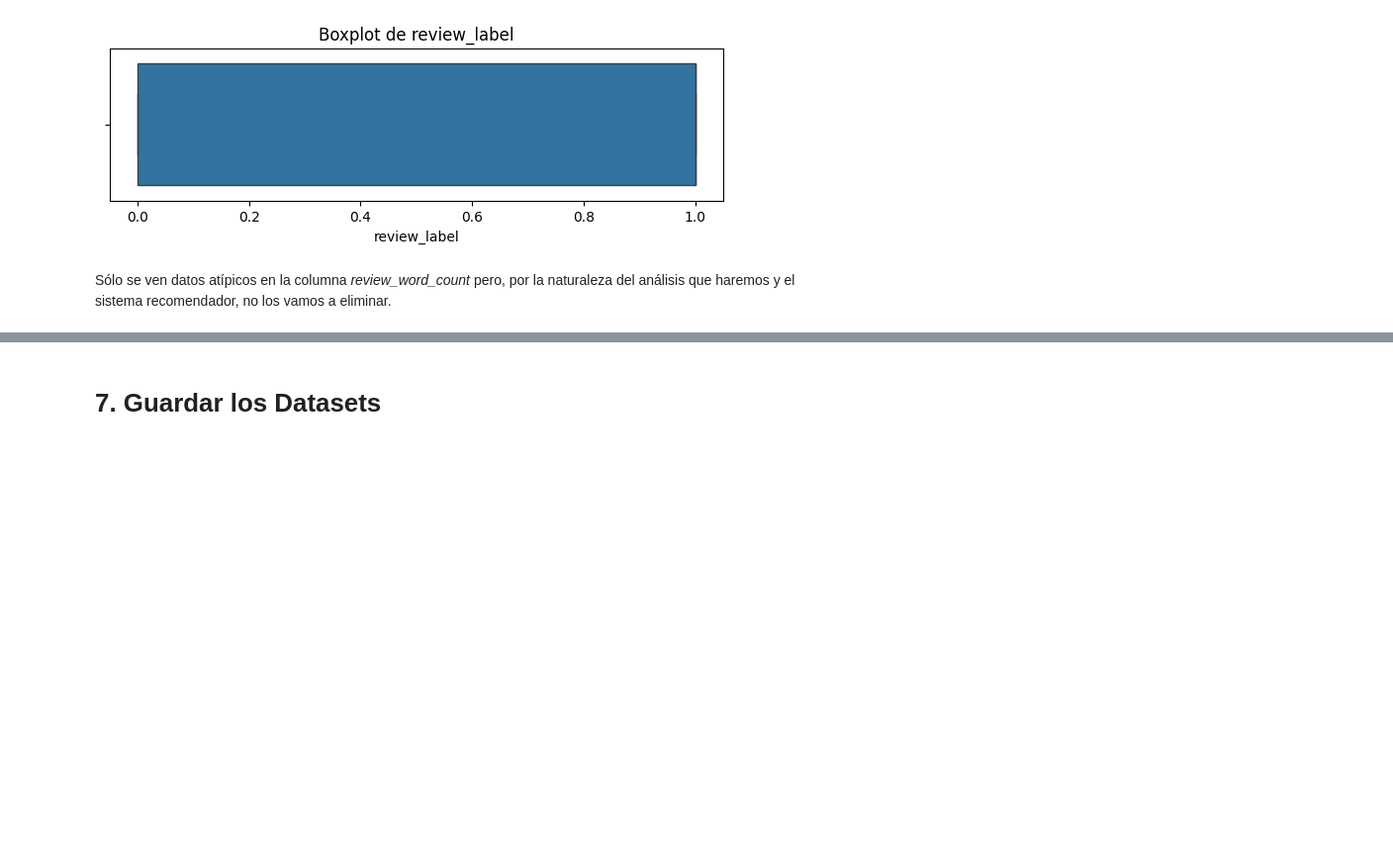
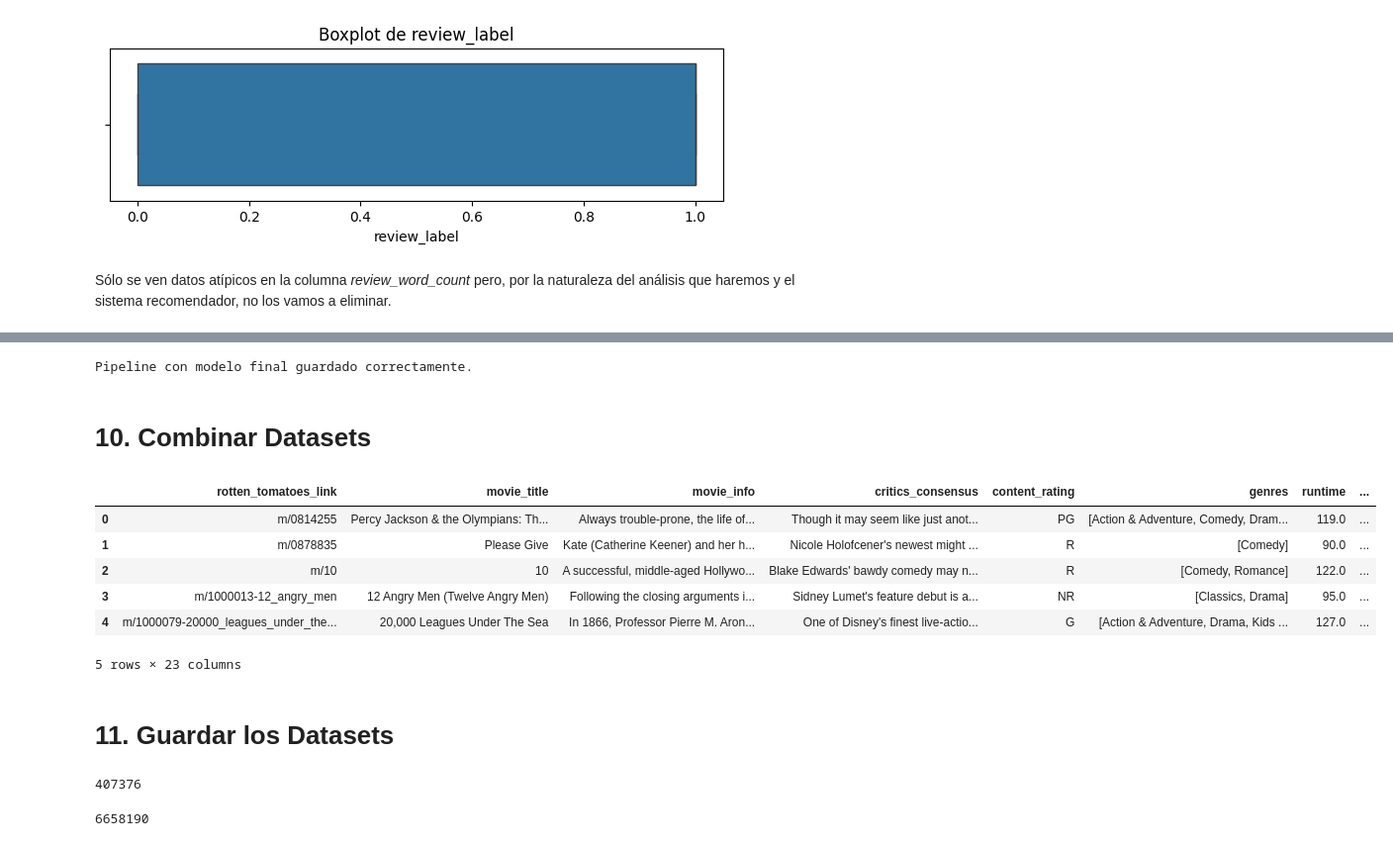
Before and after one commit to BryanJT16/MovieMatch, a Jupyter notebook: src/rotten_tomatoes_eda.ipynb, the cells around one changed output, grey strips where cells are left out. Shown at 99% size. Drawn from its saved outputs; the diff is of its cells as text; code cells hidden in the pictures; blank space fills up the shorter version.

```diff
--- a/src/rotten_tomatoes_eda.ipynb
+++ b/src/rotten_tomatoes_eda.ipynb
@@ -1379,8 +1418,56 @@ Sólo se ven datos atípicos en la columna *review_word_count* pero, por la natu
+# %%
+pipeline = Pipeline([
+    ("vectorizer", CountVectorizer(stop_words="english")),
+    ("classifier", modelo_final)
+])
+
+pipeline.fit(X_train, y_train)
+
+# Guardar el pipeline completo
+with open("../models/rotten_pipeline.pkl", "wb") as f:
+    pickle.dump(pipeline, f)
+
+print("Pipeline con modelo final guardado correctamente.")
+# %% [output]
+Pipeline con modelo final guardado correctamente.
+# %% [markdown]
+# 10. Combinar Datasets <a classs="anchor" id="combinar"></a>
+# %%
+critics["review_content"] = critics["review_content"].fillna("")
+
+critics["sentiment_prob"] = pipeline.predict_proba(critics["review_content"])[:, 1]
+# %%
+# Aqui se argupan por el id y se saca la media
+sentiment_scores = critics.groupby("rotten_tomatoes_link")["sentiment_prob"].mean().reset_index()
+sentiment_scores.rename(columns={"sentiment_prob": "avg_sentiment_score"}, inplace=True)
+
+# Unir al dataset de películas
+movies = movies.merge(sentiment_scores, on="rotten_tomatoes_link", how="left")
+# %%
+movies['release_year'] = movies['release_year'].replace(0, pd.NA)
+# %%
+movies.head()
+# %% [output]
+|  | rotten_tomatoes_link | movie_title | movie_info | critics_consensus | content_rating | genres | runtime | ... |
+| 0 | m/0814255 | Percy Jackson & the Olympians: Th... | Always trouble-prone, the life of... | Though it may seem like just anot... | PG | [Action & Adventure, Comedy, Dram... | 119.0 | ... |
+| 1 | m/0878835 | Please Give | Kate (Catherine Keener) and her h... | Nicole Holofcener's newest might ... | R | [Comedy] | 90.0 | ... |
+| 2 | m/10 | 10 | A successful, middle-aged Hollywo... | Blake Edwards' bawdy comedy may n... | R | [Comedy, Romance] | 122.0 | ... |
+| 3 | m/1000013-12_angry_men | 12 Angry Men (Twelve Angry Men) | Following the closing arguments i... | Sidney Lumet's feature debut is a... | NR | [Classics, Drama] | 95.0 | ... |
+| 4 | m/1000079-20000_leagues_under_the... | 20,000 Leagues Under The Sea | In 1866, Professor Pierre M. Aron... | One of Disney's finest live-actio... | G | [Action & Adventure, Drama, Kids ... | 127.0 | ... |
+5 rows × 23 columns
 # %% [markdown]
-# 7. Guardar los Datasets <a classs="anchor" id="guardar"></a>
+# 11. Guardar los Datasets <a classs="anchor" id="guardar"></a>
 # %%
 movies['release_year'] = movies['release_year'].replace(0, pd.NA)
 # %%
 movies.to_csv("../data/processed/movies.csv", index=False)
 critics.to_csv("../data/processed/critics.csv", index=False)
 c_df_copy.to_csv("../data/processed/c_df_copy.csv", index=False)
+# %%
+movies.size
+# %% [output]
+407376
+# %%
+c_df_copy.size
+# %% [output]
+6658190
```
Also changed, not shown: parts of 23 cells of this notebook, 9 other files.
